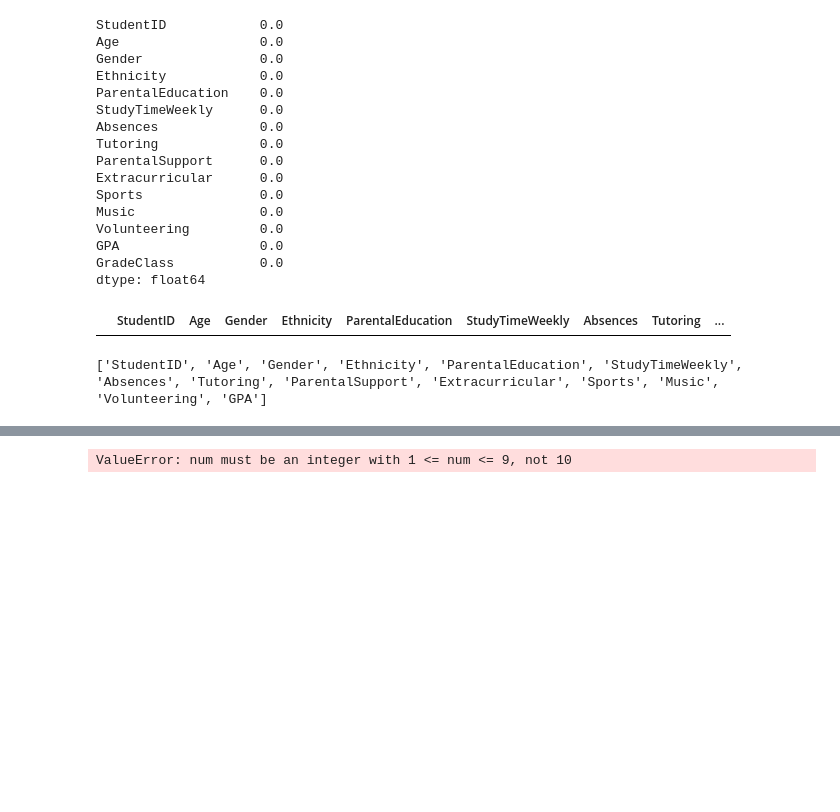
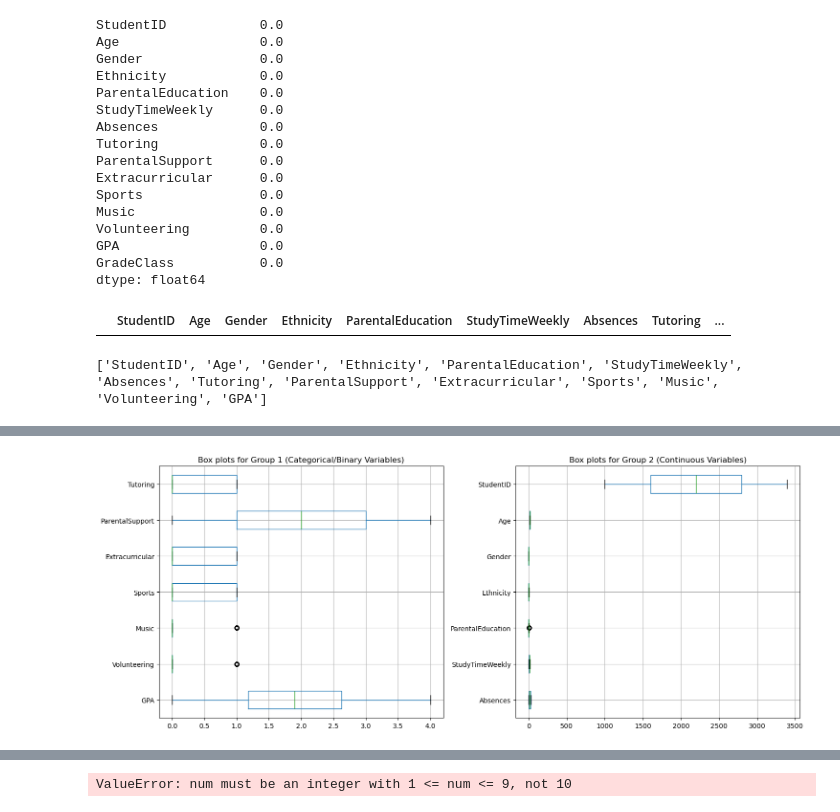
Before and after one commit to ArmandSnyman/student-grade-dash, a Jupyter notebook: notebook/MLG_Project1.ipynb, the cells around one changed output, grey strips where cells are left out. Saved outputs shown, nothing was run; the diff lists cells and outputs as text; code cells hidden in the pictures; blank space fills up the shorter version.

```diff
--- a/notebook/MLG_Project1.ipynb
+++ b/notebook/MLG_Project1.ipynb
@@ -113,4 +111,21 @@ plt.show()
 # %%
-fig, ax=plt.subplots(figsize=(10, 6))
-boxplot= df[ind_var].boxplot(vert=0, ax=ax)
-_=ax.set_title("Box plots for independent variables")
+# Define groups of features for boxplots
+group_1 = ['GPA', 'Volunteering', 'Music', 'Sports', 'Extracurricular', 'ParentalSupport', 'Tutoring']
+group_2 = ['Absences', 'StudyTimeWeekly', 'ParentalEducation', 'Ethnicity', 'Gender', 'Age', 'StudentID']
+
+# Create subplots for the groups
+fig, axs = plt.subplots(1, 2, figsize=(15, 6))
+
+# Boxplot for group 1 (Categorical or binary features)
+df[group_1].boxplot(vert=False, ax=axs[0])
+axs[0].set_title("Box plots for Group 1 (Categorical/Binary Variables)")
+
+# Boxplot for group 2 (Continuous features)
+df[group_2].boxplot(vert=False, ax=axs[1])
+axs[1].set_title("Box plots for Group 2 (Continuous Variables)")
+
+# Adjust layout and display the plots
+plt.tight_layout()
+plt.show()
+# %% [output]
+[figure, added]
```
Also changed, not shown: parts of 19 cells of this notebook, 1 other file.
